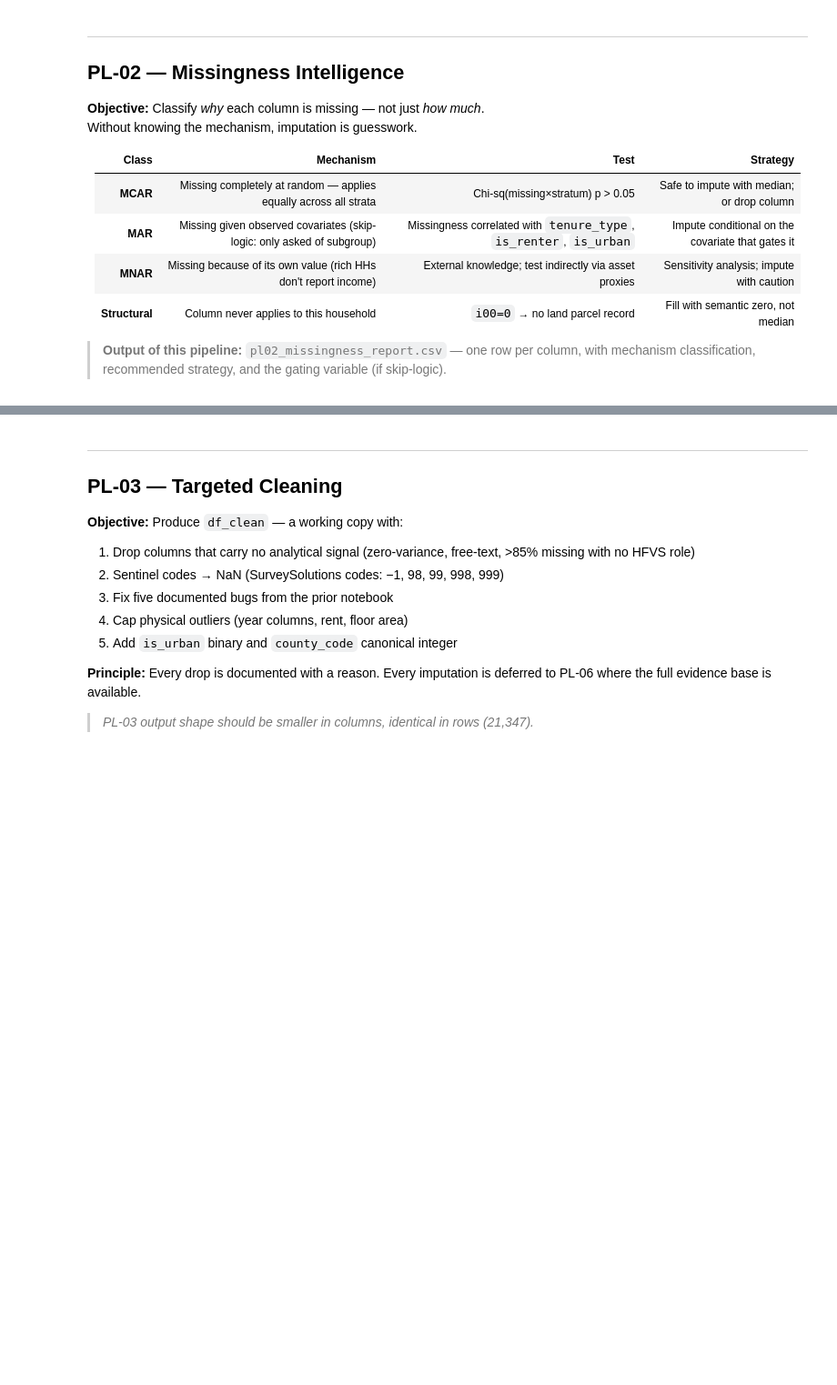
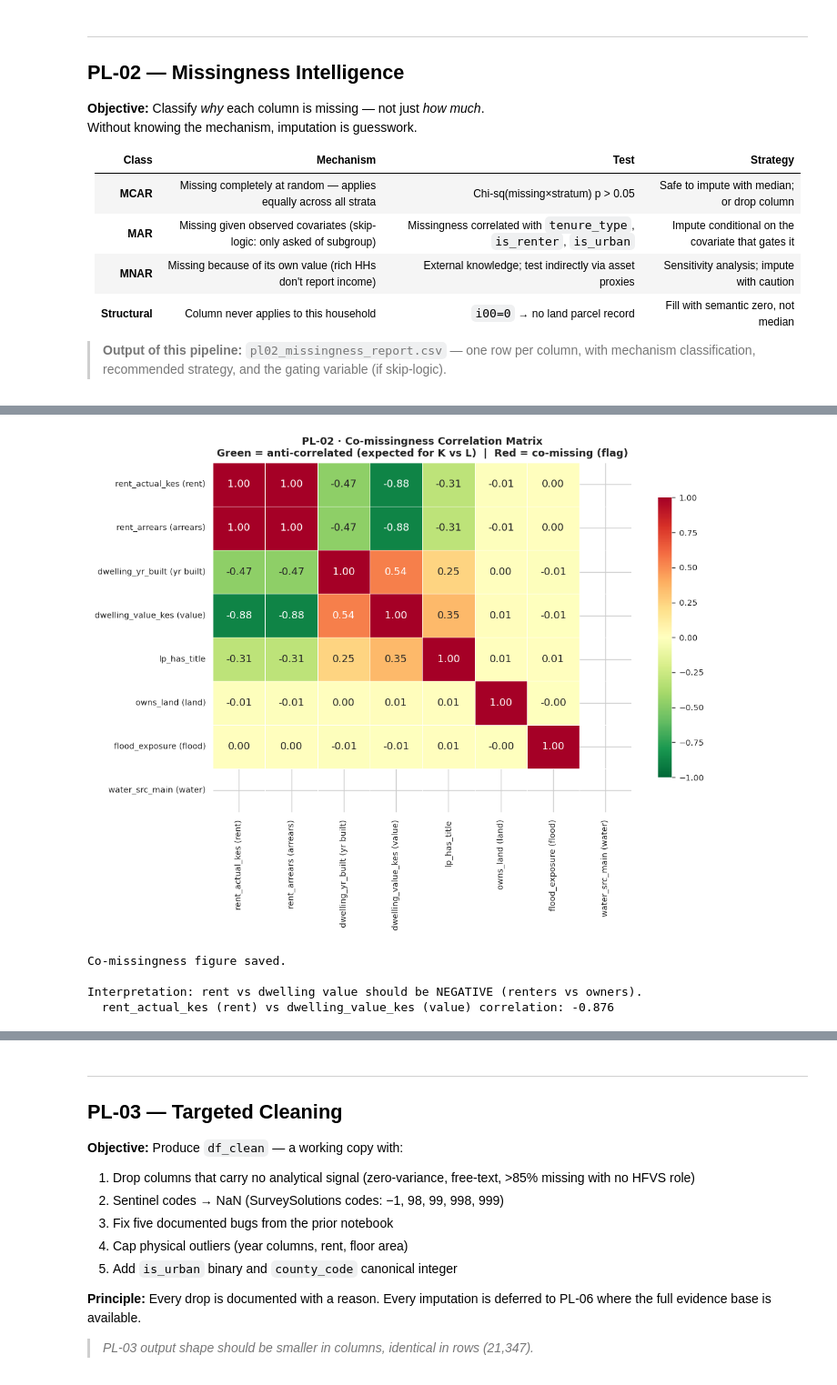
Before and after one commit to VAL-Jerono/statistical-inference-for-big-data, a Jupyter notebook: DSA8301_KHS_Clean_Pipeline.ipynb, the cells around one changed output, grey strips where cells are left out. Shown at 91% size. Saved outputs shown, nothing was run; the diff lists cells and outputs as text; code cells hidden in the pictures; blank space fills up the shorter version.

```diff
--- a/DSA8301_KHS_Clean_Pipeline.ipynb
+++ b/DSA8301_KHS_Clean_Pipeline.ipynb
@@ -487,43 +582,57 @@ print('\nmissingness_report.csv saved.')
 # %%
 # ── PL-02.3  Co-missingness matrix — K vs L module validation ─────────────
 # Hypothesis: K-module (rental) and L-module (ownership) should be
 # anti-correlated in missingness — a renter won't have L-module data
 # and an owner-occupier won't have K-module data.
 # If they co-miss on the SAME households, there's a data quality problem.
 
 probe_cols = {
-    'k05 (rent)'    : 'k05',
-    'k21 (arrears)' : 'k21',
-    'l07 (yr built)': 'l07',
-    'l14 (value)'   : 'l14',
-    'lp_has_title'  : 'lp_has_title',
-    'i00 (land)'    : 'i00',
-    'e06 (flood)'   : 'e06',
-    'c01_1 (water)' : 'c01_1',
+    'rent_actual_kes (rent)'    : 'rent_actual_kes',
+    'rent_arrears (arrears)'    : 'rent_arrears',
+    'dwelling_yr_built (yr built)': 'dwelling_yr_built',
+    'dwelling_value_kes (value)' : 'dwelling_value_kes',
+    'lp_has_title'               : 'lp_has_title',
+    'owns_land (land)'           : 'owns_land',
+    'flood_exposure (flood)'     : 'flood_exposure',
+    'water_src_main (water)'     : 'water_src_main',
 }
 
 available_probes = {k: v for k, v in probe_cols.items() if v in master.columns}
+missing_probes = {k: v for k, v in probe_cols.items() if v not in master.columns}
+if missing_probes:
+    print(f'WARNING — probe columns not found in master, skipped: {missing_probes}')
+
 comiss = master[[v for v in available_probes.values()]].isnull()
 comiss.columns = list(available_probes.keys())
 comiss_corr = comiss.corr()
 
 fig, ax = plt.subplots(figsize=(9, 7))
 sns.heatmap(
     comiss_corr, annot=True, fmt='.2f',
     cmap='RdYlGn_r', center=0, vmin=-1, vmax=1,
     ax=ax, linewidths=0.4, cbar_kws={'shrink': 0.8}
 )
 ax.set_title(
     'PL-02 · Co-missingness Correlation Matrix\n'
     'Green = anti-correlated (expected for K vs L)  |  Red = co-missing (flag)',
     fontsize=10
 )
 plt.tight_layout()
 plt.savefig(FIGS / 'pl02_comissingness_matrix.png', bbox_inches='tight')
 plt.show()
 print('Co-missingness figure saved.')
-print('\nInterpretation: k05 vs l14 should be NEGATIVE (renters vs owners).')
-print(f"  k05 vs l14 correlation: {comiss_corr.loc['k05 (rent)','l14 (value)']:.3f}")
+
+rent_label = 'rent_actual_kes (rent)'
+value_label = 'dwelling_value_kes (value)'
+if rent_label in comiss_corr.columns and value_label in comiss_corr.columns:
+    print('\nInterpretation: rent vs dwelling value should be NEGATIVE (renters vs owners).')
+    print(f'  {rent_label} vs {value_label} correlation: {comiss_corr.loc[rent_label, value_label]:.3f}')
+# %% [output]
+[figure, added]
+Co-missingness figure saved.
+
+Interpretation: rent vs dwelling value should be NEGATIVE (renters vs owners).
+  rent_actual_kes (rent) vs dwelling_value_kes (value) correlation: -0.876
 # %%
 # ── PL-02.4  Structural missingness verification — land parcels ─────────────
 # Confirms: lp_* NaN ↔ i00=0 (no land ownership)
```
Also changed, not shown: parts of 41 cells of this notebook.
